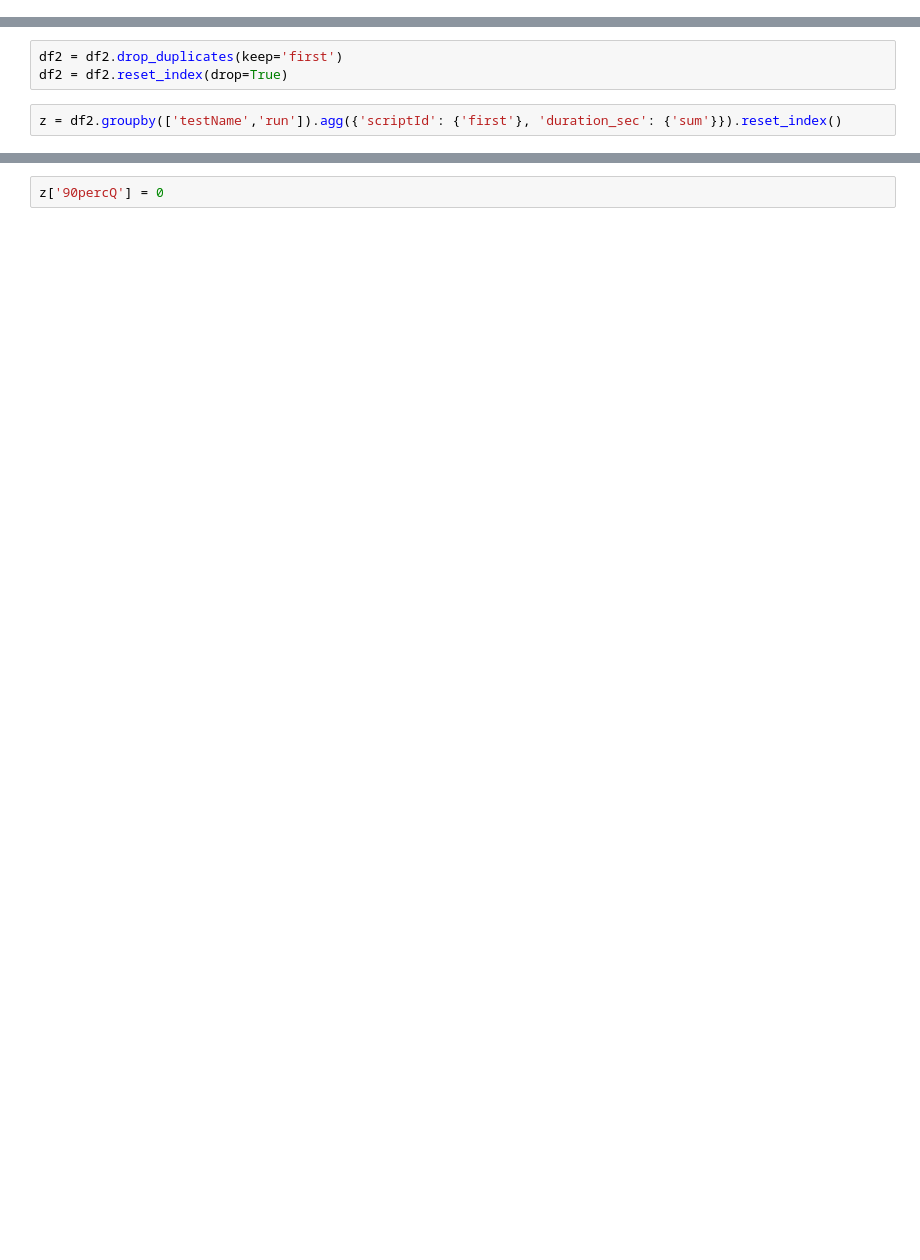
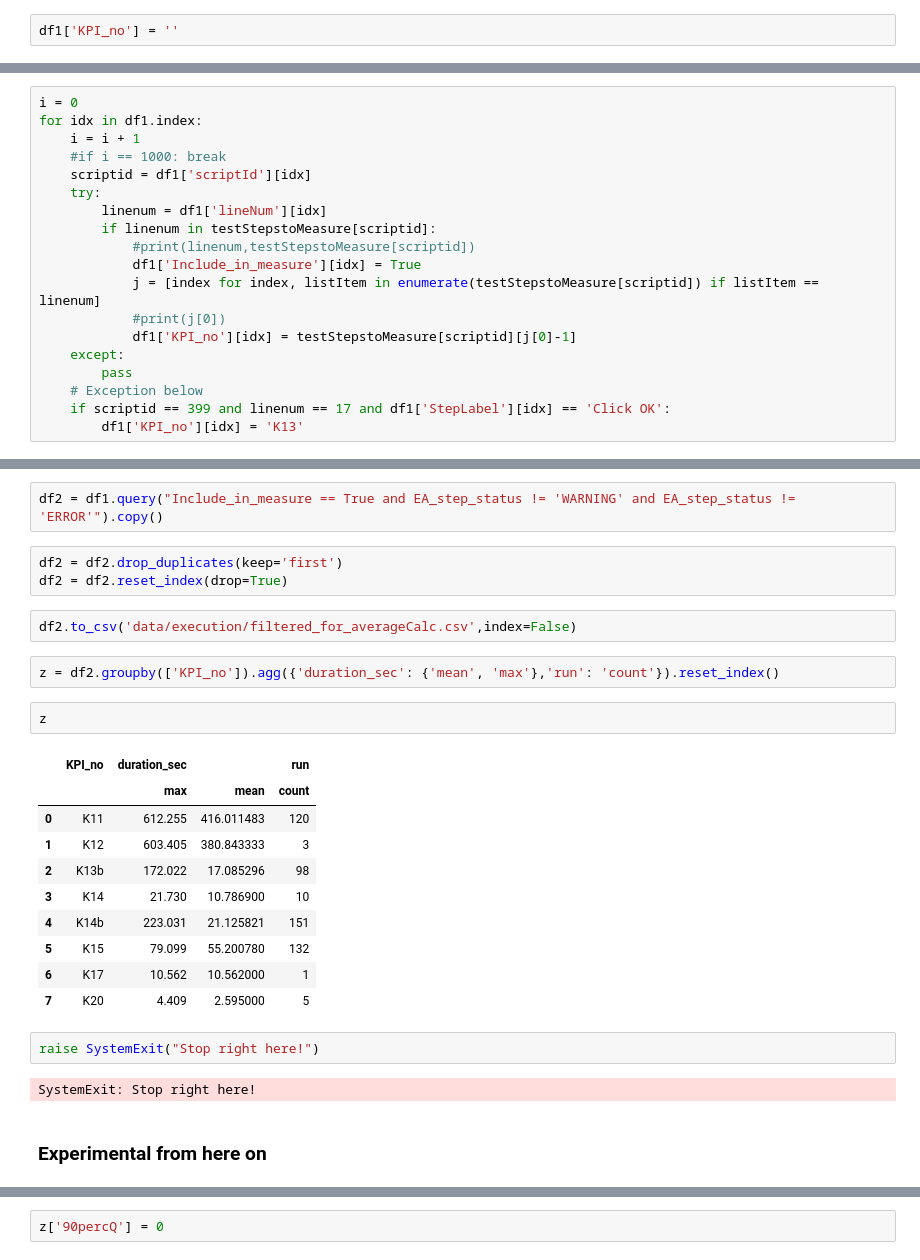
Before and after one commit to Lodewikus/CCBA_IPT, a Jupyter notebook: extract_EA_history.ipynb, the cells around one changed output, grey strips where cells are left out. Cells and saved outputs as stored; diff of their text form; blank space fills up the shorter version.

Commit message:
Fixed SAP data mapping script, refined WH split

```diff
--- a/extract_EA_history.ipynb
+++ b/extract_EA_history.ipynb
@@ -491,0 +435,2 @@ df2 = df.query("date == '2023-01-30' and time > 12.30 and testName not in @exclu
+# %%
+df1['KPI_no'] = ''
@@ -491,0 +439,19 @@ df2 = df.query("date == '2023-01-30' and time > 12.30 and testName not in @exclu
+# %%
+i = 0
+for idx in df1.index:
+    i = i + 1
+    #if i == 1000: break
+    scriptid = df1['scriptId'][idx]
+    try:
+        linenum = df1['lineNum'][idx]
+        if linenum in testStepstoMeasure[scriptid]:
+            #print(linenum,testStepstoMeasure[scriptid])
+            df1['Include_in_measure'][idx] = True
+            j = [index for index, listItem in enumerate(testStepstoMeasure[scriptid]) if listItem == linenum]
+            #print(j[0])
+            df1['KPI_no'][idx] = testStepstoMeasure[scriptid][j[0]-1]
+    except:
+        pass
+    # Exception below
+    if scriptid == 399 and linenum == 17 and df1['StepLabel'][idx] == 'Click OK':
+        df1['KPI_no'][idx] = 'K13'
@@ -492,6 +471,29 @@ df2 = df.query("date == '2023-01-30' and time > 12.30 and testName not in @exclu
+# %%
+df2 = df1.query("Include_in_measure == True and EA_step_status != 'WARNING' and EA_step_status != 'ERROR'").copy()
 # %%
 df2 = df2.drop_duplicates(keep='first')
 df2 = df2.reset_index(drop=True)
+# %%
+df2.to_csv('data/execution/filtered_for_averageCalc.csv',index=False)
 # %%
-z = df2.groupby(['testName','run']).agg({'scriptId': {'first'}, 'duration_sec': {'sum'}}).reset_index()
+z = df2.groupby(['KPI_no']).agg({'duration_sec': {'mean', 'max'},'run': 'count'}).reset_index()
+# %%
+z
+# %% [output]
+|  | KPI_no | duration_sec |  | run |
+|  |  | max | mean | count |
+| 0 | K11 | 612.255 | 416.011483 | 120 |
+| 1 | K12 | 603.405 | 380.843333 | 3 |
+| 2 | K13b | 172.022 | 17.085296 | 98 |
+| 3 | K14 | 21.730 | 10.786900 | 10 |
+| 4 | K14b | 223.031 | 21.125821 | 151 |
+| 5 | K15 | 79.099 | 55.200780 | 132 |
+| 6 | K17 | 10.562 | 10.562000 | 1 |
+| 7 | K20 | 4.409 | 2.595000 | 5 |
+# %%
+raise SystemExit("Stop right here!")
+# %% [output]
+SystemExit: Stop right here!
+# %% [markdown]
+### Experimental from here on
 # %%
```
Also changed, not shown: parts of 48 cells of this notebook, 7 other files.
